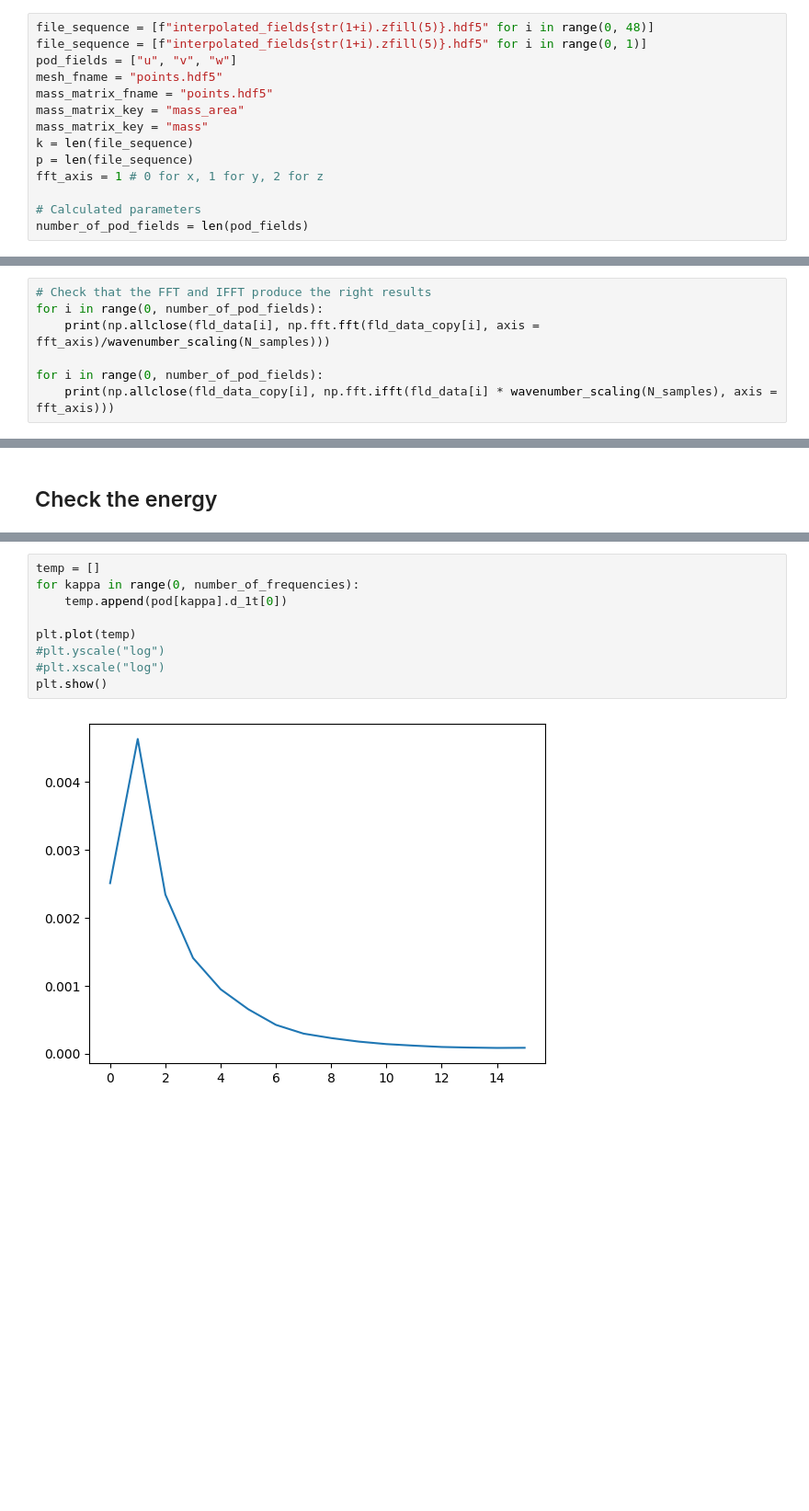
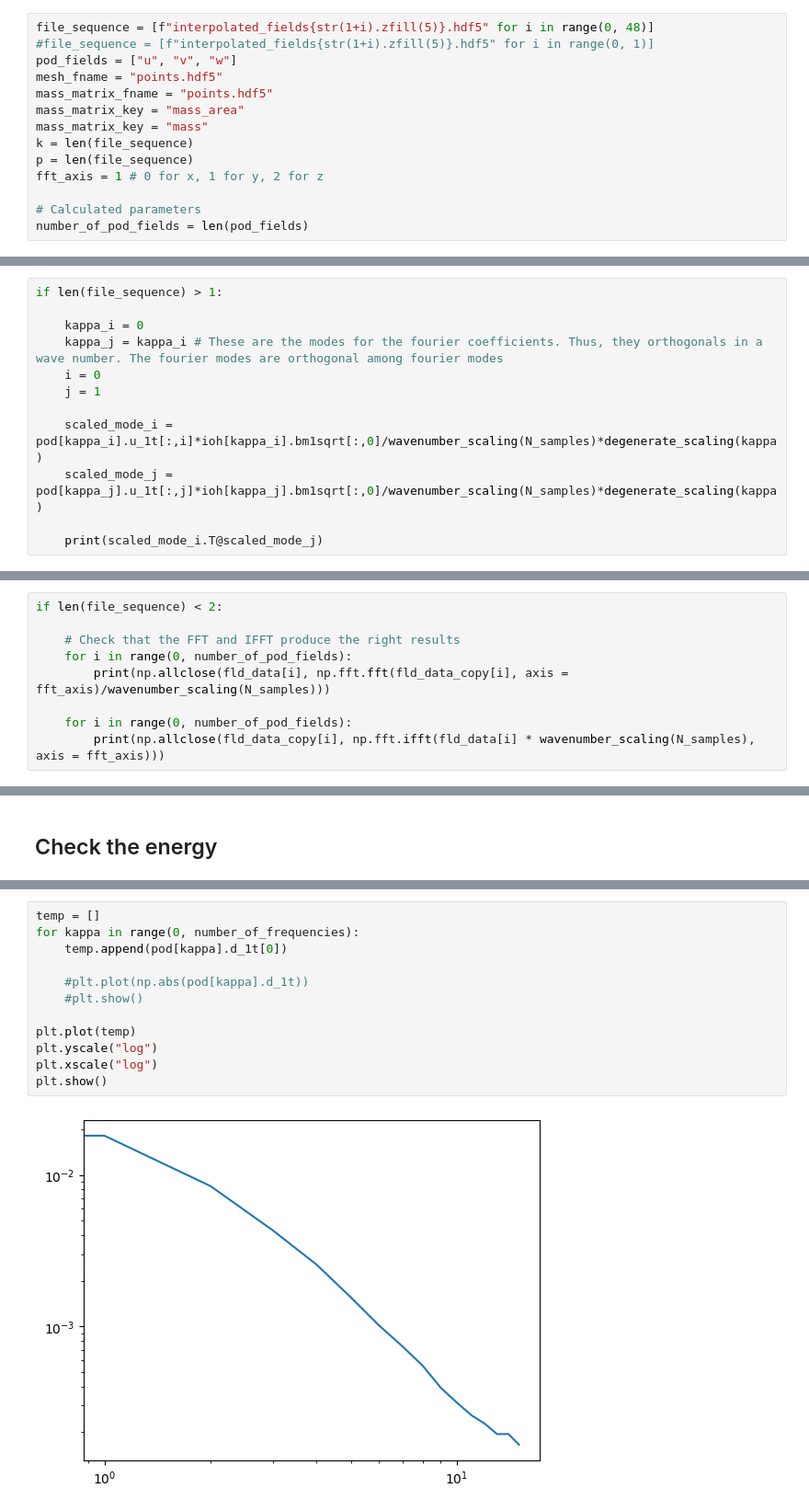
Before and after one commit to nchristensen/pySEMTools, a Jupyter notebook: examples/5-reduced_order_modelling/5-POD_fft_from_pointclouds.ipynb, the cells around one changed output, grey strips where cells are left out. Shown at 92% size. Saved outputs shown, nothing was run; the diff lists cells and outputs as text; blank space fills up the shorter version.

```diff
--- a/examples/5-reduced_order_modelling/5-POD_fft_from_pointclouds.ipynb
+++ b/examples/5-reduced_order_modelling/5-POD_fft_from_pointclouds.ipynb
@@ -20,7 +20,7 @@ comm = MPI.COMM_WORLD
 ## Set up the input parameters
 # %%
 file_sequence = [f"interpolated_fields{str(1+i).zfill(5)}.hdf5" for i in range(0, 48)]
-file_sequence = [f"interpolated_fields{str(1+i).zfill(5)}.hdf5" for i in range(0, 1)]
+#file_sequence = [f"interpolated_fields{str(1+i).zfill(5)}.hdf5" for i in range(0, 1)]
 pod_fields = ["u", "v", "w"]
 mesh_fname = "points.hdf5"
 mass_matrix_fname = "points.hdf5"
@@ -233,0 +256,12 @@ for kappa in range(0, number_of_frequencies):
+# %%
+if len(file_sequence) > 1:
+
+    kappa_i = 0
+    kappa_j = kappa_i # These are the modes for the fourier coefficients. Thus, they orthogonals in a wave number. The fourier modes are orthogonal among fourier modes
+    i = 0
+    j = 1
+
+    scaled_mode_i = pod[kappa_i].u_1t[:,i]*ioh[kappa_i].bm1sqrt[:,0]/wavenumber_scaling(N_samples)*degenerate_scaling(kappa)
+    scaled_mode_j = pod[kappa_j].u_1t[:,j]*ioh[kappa_j].bm1sqrt[:,0]/wavenumber_scaling(N_samples)*degenerate_scaling(kappa)
+
+    print(scaled_mode_i.T@scaled_mode_j)
@@ -234,9 +270,11 @@ for kappa in range(0, number_of_frequencies):
 # %% [markdown]
 # Check the reconstruction
 # %%
-# Check that the FFT and IFFT produce the right results
-for i in range(0, number_of_pod_fields):
-    print(np.allclose(fld_data[i], np.fft.fft(fld_data_copy[i], axis = fft_axis)/wavenumber_scaling(N_samples)))
+if len(file_sequence) < 2:
 
-for i in range(0, number_of_pod_fields):
-    print(np.allclose(fld_data_copy[i], np.fft.ifft(fld_data[i] * wavenumber_scaling(N_samples), axis = fft_axis)))
+    # Check that the FFT and IFFT produce the right results
+    for i in range(0, number_of_pod_fields):
+        print(np.allclose(fld_data[i], np.fft.fft(fld_data_copy[i], axis = fft_axis)/wavenumber_scaling(N_samples)))
+
+    for i in range(0, number_of_pod_fields):
+        print(np.allclose(fld_data_copy[i], np.fft.ifft(fld_data[i] * wavenumber_scaling(N_samples), axis = fft_axis)))
@@ -393,11 +357,14 @@ Energy from POD 0.6217616386459095
 # %%
 temp = []
 for kappa in range(0, number_of_frequencies):
     temp.append(pod[kappa].d_1t[0])
 
+    #plt.plot(np.abs(pod[kappa].d_1t))
+    #plt.show()
+
 plt.plot(temp)
-#plt.yscale("log")
-#plt.xscale("log")
+plt.yscale("log")
+plt.xscale("log")
 plt.show()
 # %% [output]
-[figure, old version]
+[figure, new version]
```
Also changed, not shown: parts of 5 cells of this notebook.
